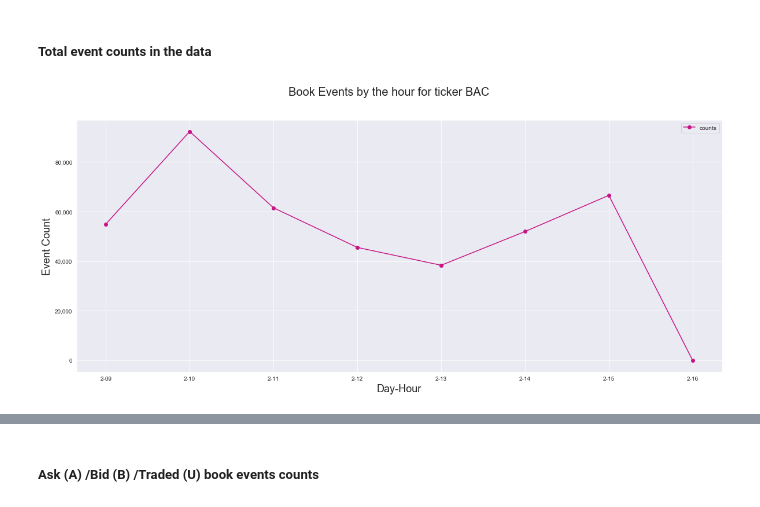
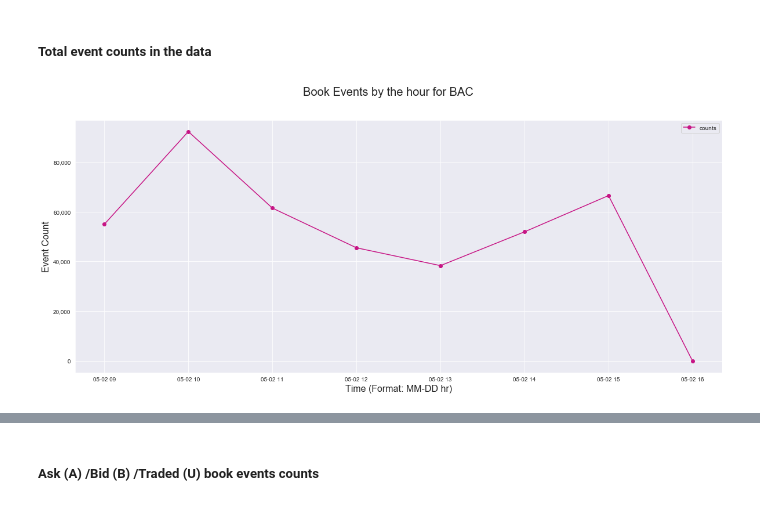
Before and after one commit to charurawat/deeplearning-stock-mkt-prediction, a Jupyter notebook: preprocessing.ipynb, the cells around one changed output, grey strips where cells are left out. Drawn from its saved outputs; the diff is of its cells as text; code cells hidden in the pictures.

```diff
--- a/preprocessing.ipynb
+++ b/preprocessing.ipynb
@@ -100,4 +91,8 @@ df2.head()
 # %%
 # extract date and hour of the day for plots
+import datetime
+df2['month'] = df2['timestamp_dt'].dt.month
 df2['day'] = df2['timestamp_dt'].dt.day
-df2['time_hour'] = df2['timestamp_dt'].dt.hour
+df2['hour'] = df2['timestamp_dt'].dt.hour
+df2['date_minute'] = df2['timestamp_dt'].apply(lambda dt: datetime.datetime(dt.year, dt.month, dt.day, dt.hour,dt.minute))
+df2.head()
@@ -104,31 +106,33 @@ df2['time_hour'] = df2['timestamp_dt'].dt.hour
 # %% [markdown]
 ##### Total event counts in the data
 # %%
-# Plotting total events by the hour
+# BY THE HOUR
 sns.set_style("darkgrid")
 fig = plt.figure(figsize=(20,8))
 ax = fig.add_subplot(111)
 
-df_plot = df2.groupby(by=['day','time_hour']).size().reset_index(name="counts")
-df_plot['time_hour']=df_plot['time_hour'].apply(lambda x: '{0:0>2}'.format(x))
-df_plot['day_hour'] = df_plot["day"].map(str) + "-" + df_plot["time_hour"].map(str)
-df_plot = df_plot.sort_values(by=['day','time_hour'])
+df_plot = df2.groupby(by=['month','day','hour']).size().reset_index(name="counts")
+df_plot['month']=df_plot['month'].apply(lambda x: '{0:0>2}'.format(x))
+df_plot['day']=df_plot['day'].apply(lambda x: '{0:0>2}'.format(x))
+df_plot['hour']=df_plot['hour'].apply(lambda x: '{0:0>2}'.format(x))
+df_plot['day_hour'] = df_plot["month"].map(str) + "-" + df_plot["day"].map(str) + " " + df_plot["hour"].map(str)
+df_plot = df_plot.sort_values(by=['day_hour'])
 #df_plot.head()
 
 # plot the trends
 plt.plot('day_hour', 'counts', data=df_plot, marker='o', color='mediumvioletred')
 
 # format plots
-fig.suptitle('Book Events by the hour for ticker BAC', fontsize=20)
-plt.xlabel('Day-Hour', fontsize=18)
-plt.ylabel('Event Count', fontsize=18)
+fig.suptitle('Book Events by the hour for BAC', fontsize=20)
+plt.xlabel('Time (Format: MM-DD hr)', fontsize=16)
+plt.ylabel('Event Count', fontsize=16)
 pylab.legend(loc='upper right')
 ax.get_yaxis().set_major_formatter(
     matplotlib.ticker.FuncFormatter(lambda y, p: format(int(y), ',')))
 
 # display
 plt.show()
 
 # trading stars at 9am and finishes by 4pm #verified
 # %% [output]
-[figure, old version]
+[figure, new version]
```
Also changed, not shown: parts of 5 cells of this notebook.
